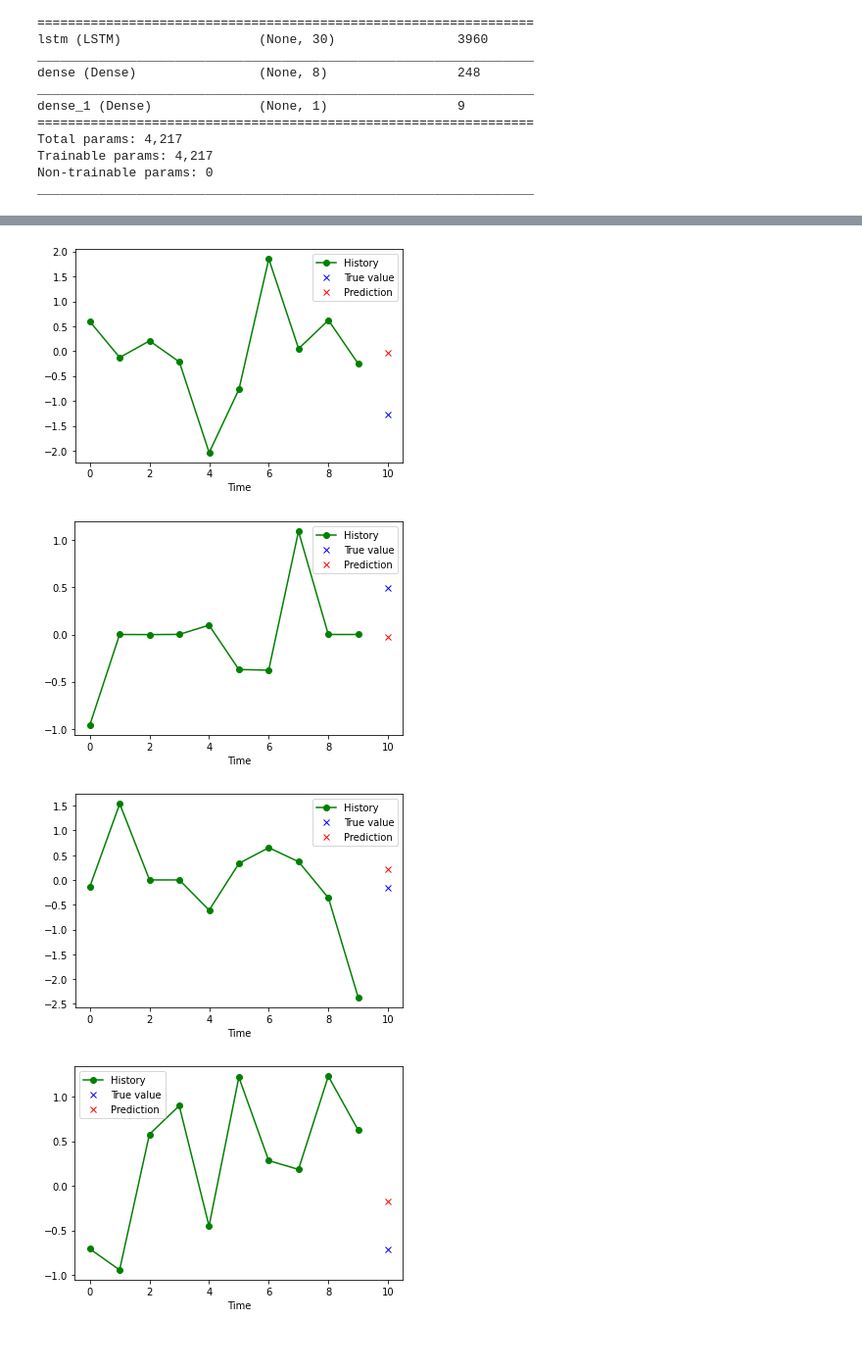
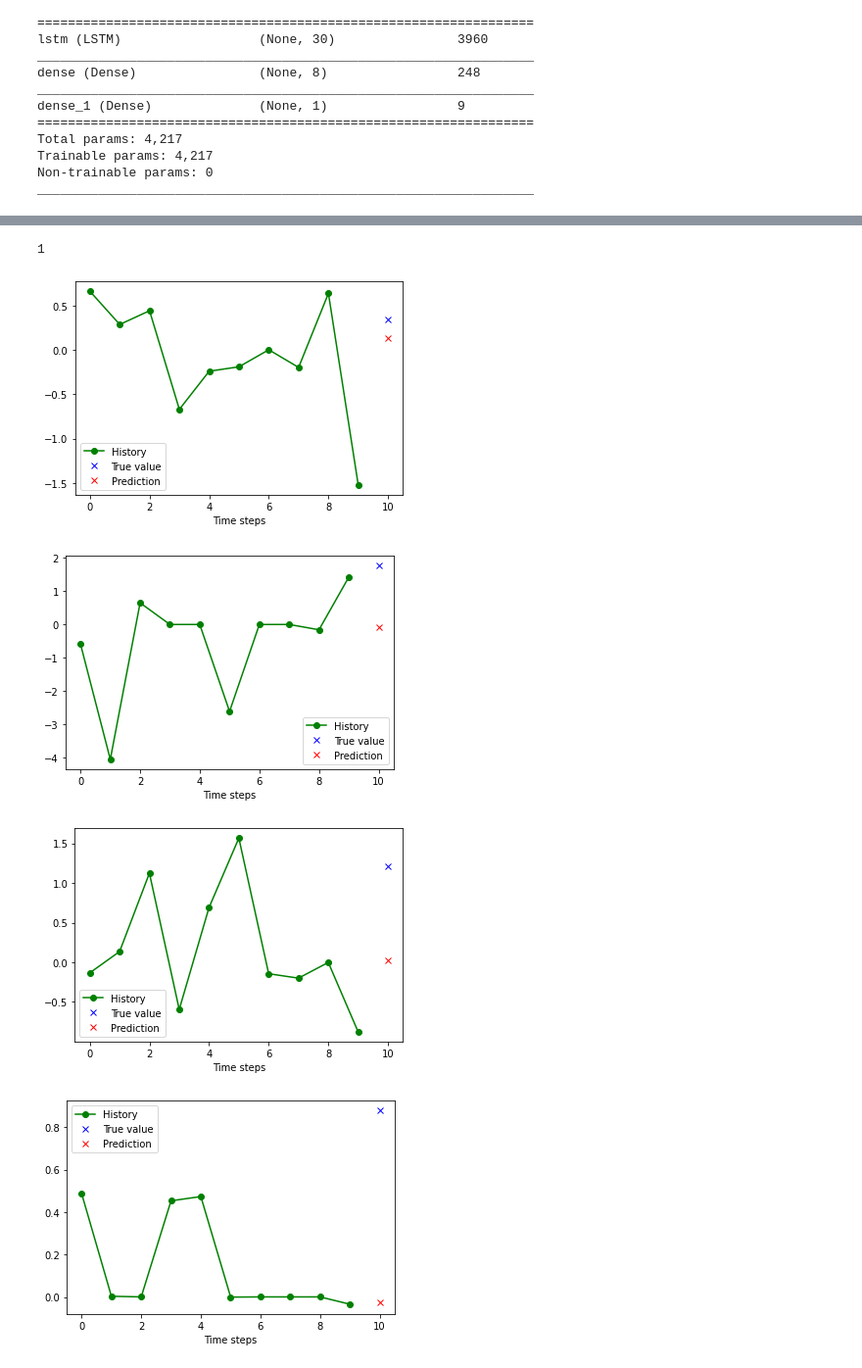
Before and after one commit to GustavLundberg/crypto, a Jupyter notebook: crypto.ipynb, the cells around one changed output, grey strips where cells are left out. Shown at 98% size. Drawn from its saved outputs; the diff is of its cells as text; code cells hidden in the pictures.

```diff
--- a/crypto.ipynb
+++ b/crypto.ipynb
@@ -169,7 +169,10 @@ decay = 1e-5
 
 opt = Adam(lr = lr, decay = decay)
 
-model.compile(optimizer = opt, loss = 'mse') #, metrics = ['mse'])
+def mean_pred(y_true, y_pred):
+    return int(tf.make_ndarray(y_true) > tf.make_ndarray(y_pred))
+
+model.compile(optimizer = opt, loss = 'mse', metrics = ['mse', mean_pred])
 model.summary()
 # %% [output]
 Model: "sequential"
@@ -220,40 +222,44 @@ Epoch 5/5
+# %%
+int(1 <2)
+# %% [output]
+1
 # %%
 # Plot one example
 def plot(x, y, pred = None):
 
     plt.plot(list(range(len(x))), x, '-go', label = 'History')
     plt.plot(len(x), y, 'bx', label = 'True value')
 
     if pred:
         plt.plot(len(x), pred, 'rx', label = 'Prediction')
 
-    plt.xlabel('Time')
+    plt.xlabel('Time steps')
     plt.legend()
     plt.show()
 
 
     return
 
 # Plot multiple examples
-def plot_multiple(x_train, y_train, model, n = 5):
+def plot_multiple(x_data, y_data, model, n = 5):
 
-    rand_indexes = [random.randint(0, len(x_train)) for x in range(n)]
+    rand_indexes = [random.randint(0, len(x_data)) for x in range(n)]
     if model:
-        preds = [model.predict(x_train[rand_index:rand_index+1]) for rand_index in rand_indexes]
+        preds = [model.predict(x_data[rand_index:rand_index+1]) for rand_index in rand_indexes]
 
     for i, rand_index in enumerate(rand_indexes):
         if model:
-            plot(x_train[rand_index, :, 0], y_train[rand_index], preds[i])
+            plot(x_data[rand_index, :, 0], y_data[rand_index], preds[i])
         else:
-            plot(x_train[rand_index, :, 0], y_train[rand_index])
+            plot(x_data[rand_index, :, 0], y_data[rand_index])
 
     return
 
 plot_multiple(x_train, y_train, model = model)
 #plot(x_train[0, :, 0], y_train[0])
 #plot(x_train[1, :, 0], y_train[1])
 # %% [output]
-[figure, old version]
+[figure, new version]
-[figure, old version]
+[figure, new version]
-[figure, old version]
+[figure, new version]
-[figure, old version]
+[figure, new version]
```
Also changed, not shown: parts of 8 cells of this notebook, 4 other files.
